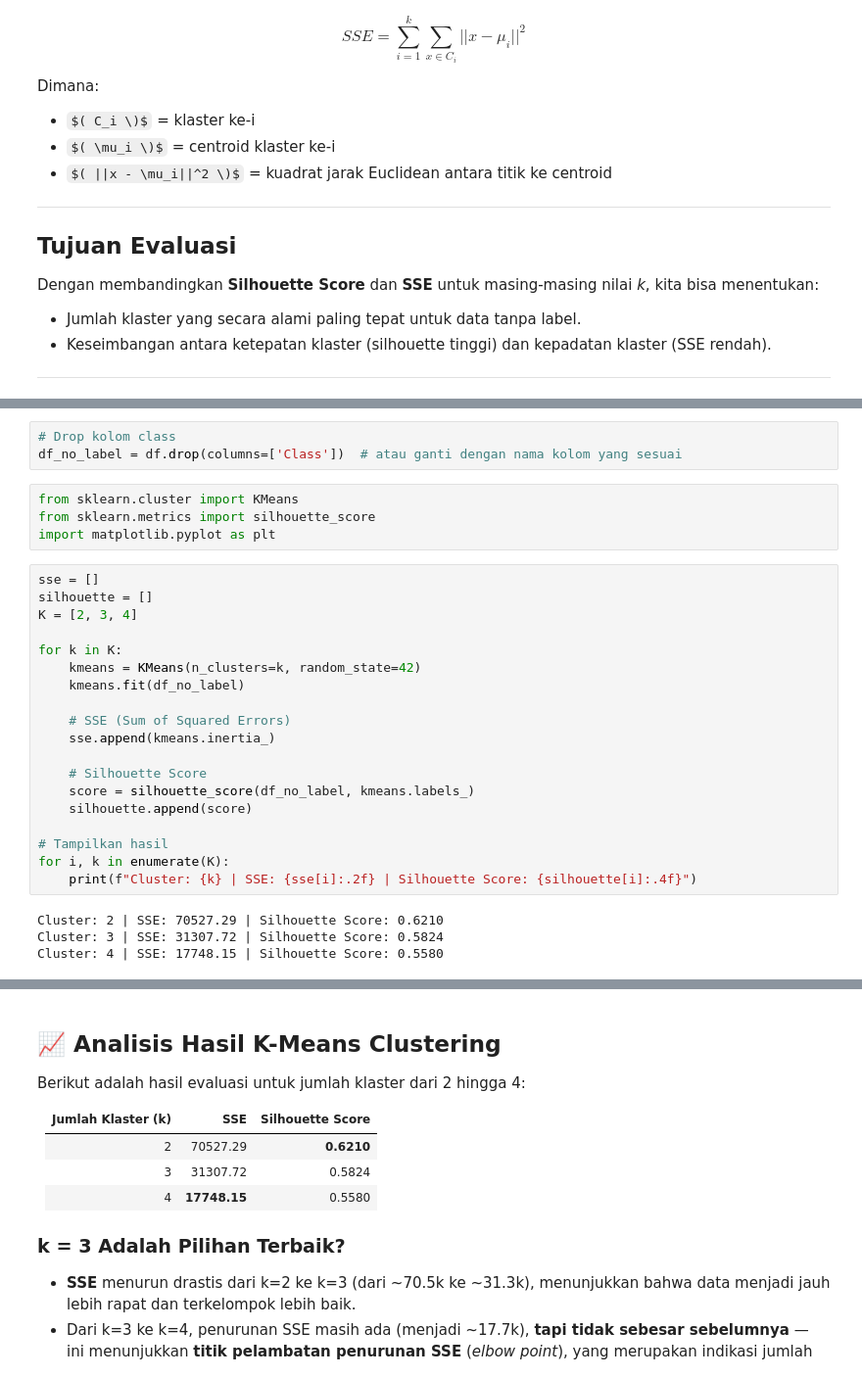
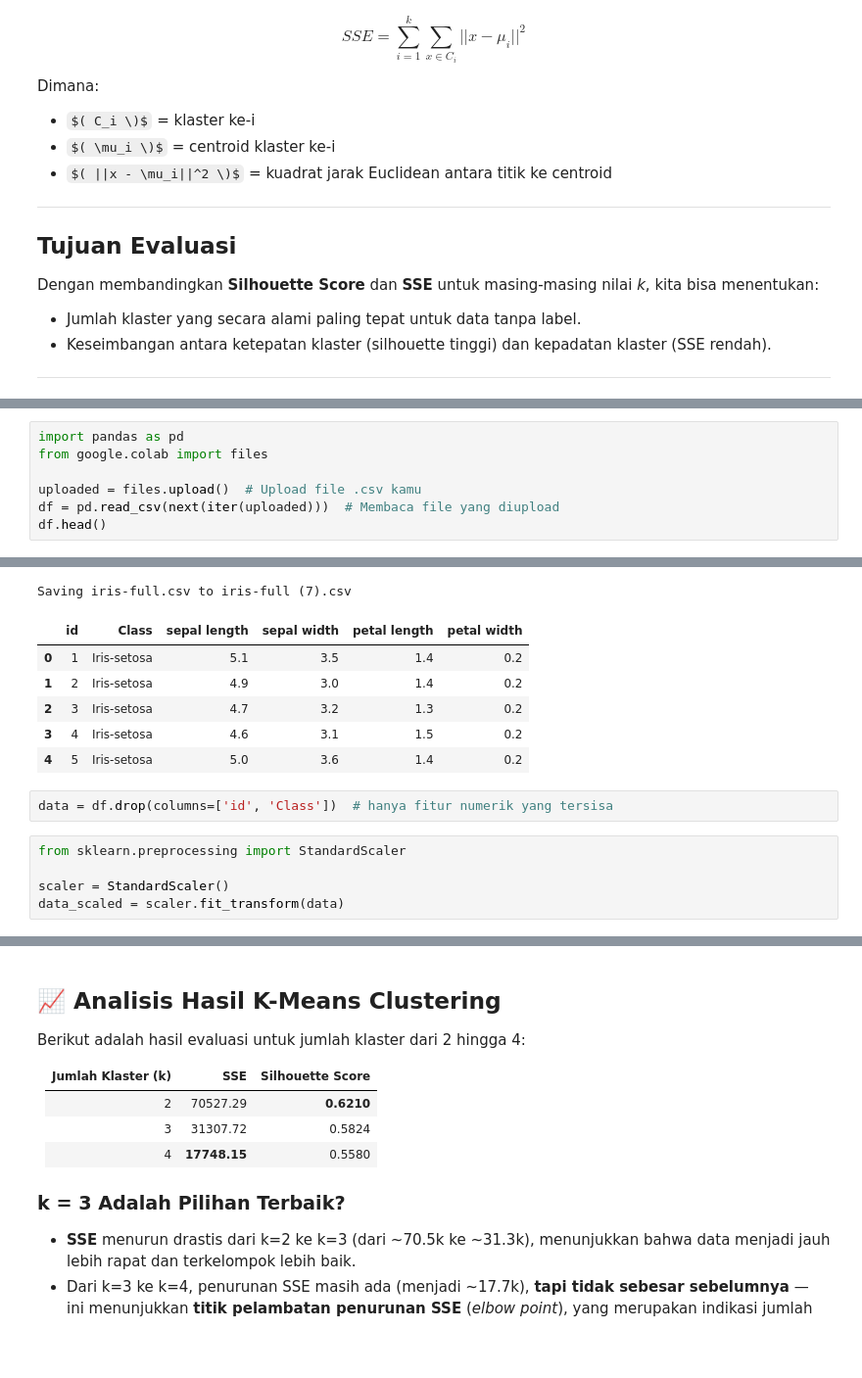
Before and after one commit to Dicky172/pendata, a Jupyter notebook: tugas/k_mean.ipynb, the cells around one changed output, grey strips where cells are left out. Shown: that part at 98% size. Drawn from its saved outputs; the diff is of its cells as text; some formulas as TeX source; blank space fills up the shorter version.

```diff
--- a/tugas/k_mean.ipynb
+++ b/tugas/k_mean.ipynb
@@ -94,30 +73,8 @@ df.head()
-# %%
-# Drop kolom class
-df_no_label = df.drop(columns=['Class'])  # atau ganti dengan nama kolom yang sesuai
-# %%
-from sklearn.cluster import KMeans
-from sklearn.metrics import silhouette_score
-import matplotlib.pyplot as plt
-# %%
-sse = []
-silhouette = []
-K = [2, 3, 4]
-
-for k in K:
-    kmeans = KMeans(n_clusters=k, random_state=42)
-    kmeans.fit(df_no_label)
-
-    # SSE (Sum of Squared Errors)
-    sse.append(kmeans.inertia_)
-
-    # Silhouette Score
-    score = silhouette_score(df_no_label, kmeans.labels_)
-    silhouette.append(score)
-
-# Tampilkan hasil
-for i, k in enumerate(K):
-    print(f"Cluster: {k} | SSE: {sse[i]:.2f} | Silhouette Score: {silhouette[i]:.4f}")
-# %% [output]
-Cluster: 2 | SSE: 70527.29 | Silhouette Score: 0.6210
-Cluster: 3 | SSE: 31307.72 | Silhouette Score: 0.5824
-Cluster: 4 | SSE: 17748.15 | Silhouette Score: 0.5580
+# %%
+import pandas as pd
+from google.colab import files
+
+uploaded = files.upload()  # Upload file .csv kamu
+df = pd.read_csv(next(iter(uploaded)))  # Membaca file yang diupload
+df.head()
+# %% [output]
@@ -123,0 +82,14 @@ Cluster: 4 | SSE: 17748.15 | Silhouette Score: 0.5580
+Saving iris-full.csv to iris-full (7).csv
+|  | id | Class | sepal length | sepal width | petal length | petal width |
+| 0 | 1 | Iris-setosa | 5.1 | 3.5 | 1.4 | 0.2 |
+| 1 | 2 | Iris-setosa | 4.9 | 3.0 | 1.4 | 0.2 |
+| 2 | 3 | Iris-setosa | 4.7 | 3.2 | 1.3 | 0.2 |
+| 3 | 4 | Iris-setosa | 4.6 | 3.1 | 1.5 | 0.2 |
+| 4 | 5 | Iris-setosa | 5.0 | 3.6 | 1.4 | 0.2 |
+# %%
+data = df.drop(columns=['id', 'Class'])  # hanya fitur numerik yang tersisa
+# %%
+from sklearn.preprocessing import StandardScaler
+
+scaler = StandardScaler()
+data_scaled = scaler.fit_transform(data)
```
Also changed, not shown: parts of 20 cells of this notebook.
